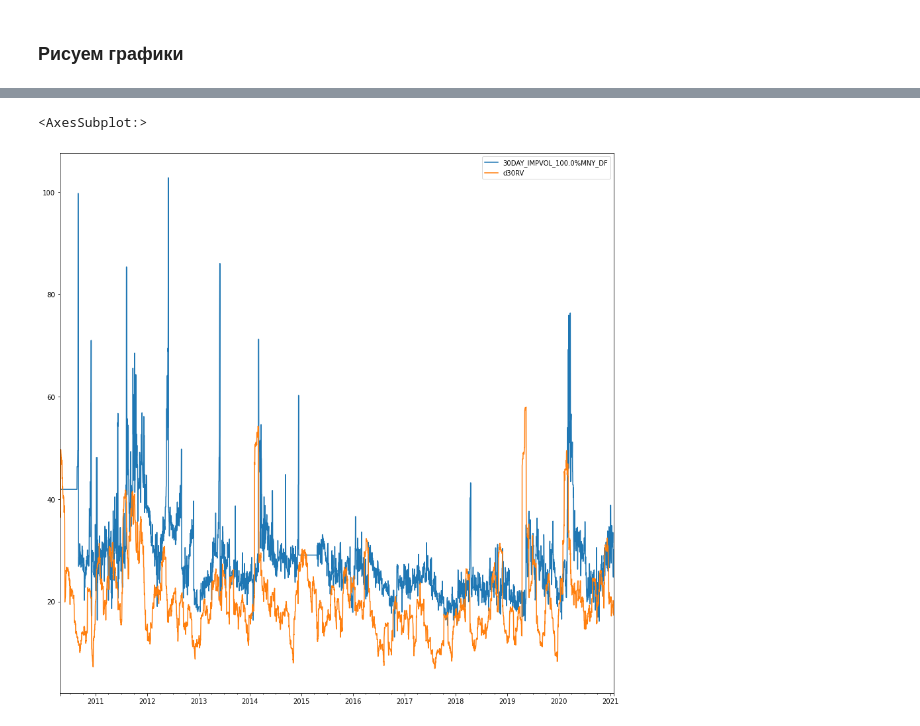
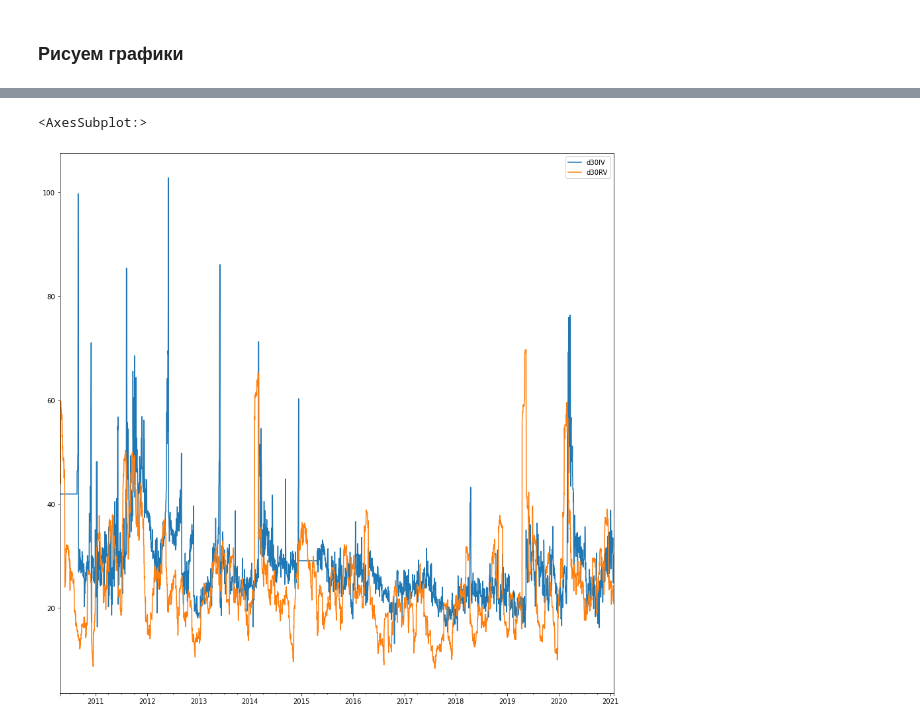
Before and after one commit to Drakon5999/opts_volatility_analyse, a Jupyter notebook: experiments.ipynb, the cells around one changed output, grey strips where cells are left out. Drawn from its saved outputs; the diff is of its cells as text; code cells hidden in the pictures.

```diff
--- a/experiments.ipynb
+++ b/experiments.ipynb
@@ -23,6 +20,7 @@ df = pd.DataFrame.from_dict(vea_res)
 index = pd.date_range(df['date'].values[0], df['date'].values[-1])
 df.index = pd.to_datetime(df['date'])
 df.drop(columns=['date'], inplace=True)
+df.rename(columns={'30DAY_IMPVOL_100.0%MNY_DF':'d30IV'}, inplace=True)
 df = df.reindex(index=index, method='nearest')
 # %%
 dfnona = df.fillna(method='bfill')
@@ -36,14 +34,14 @@ def f(x):
 
 changes = dfnonashft.apply(f, axis=1).values
 # %%
-dfnona = dfnona.drop(dfnona.index[0])
+dfnona = dfnonaf.drop(dfnonaf.index[0])
 # %% [markdown]
 ### Посчитаем HV с n-дневним окном
 # %%
 def calc_hv(changes, n_days):
     n = n_days - 1 # между 30 днями 29 изменений цены
     ch = rolling_window(changes, n)
-    dHV = np.sqrt(np.sum((ch - ch.mean(axis=1).reshape(ch.shape[0], 1)) ** 2, axis=1)/(n-1) * 252) * 100
+    dHV = np.sqrt(np.sum((ch - ch.mean(axis=1).reshape(ch.shape[0], 1)) ** 2, axis=1)/(n-1) * 365) * 100
     dHV = np.insert(dHV, 0, np.zeros(n-1))
     return dHV
 # %%
@@ -55,7 +53,7 @@ dfnona['d15HV'] = calc_hv(changes, 15)
 def calc_rv(changes, n_days):
     n = n_days - 1 # между 30 днями 29 изменений цены
     ch = rolling_window(changes, n)
-    dRV = np.sqrt(np.sum(ch ** 2, axis=1)/(n-1) * 252) * 100
+    dRV = np.sqrt(np.sum(ch ** 2, axis=1)/(n-1) * 365) * 100
     dRV = np.insert(dRV, dRV.shape[0], np.zeros(n-1))
     return dRV
 # %%
@@ -90,6 +68,6 @@ dfnona.iloc[300:].head(20)
 # %%
-dfnona[['30DAY_IMPVOL_100.0%MNY_DF', 'd30RV']].plot(figsize=(15,15))
+dfnona[['d30IV', 'd30RV']].plot(figsize=(15,15))
 # %% [output]
 <AxesSubplot:>
-[figure, old version]
+[figure, new version]
 # %%
```
Also changed, not shown: parts of 20 cells of this notebook.
